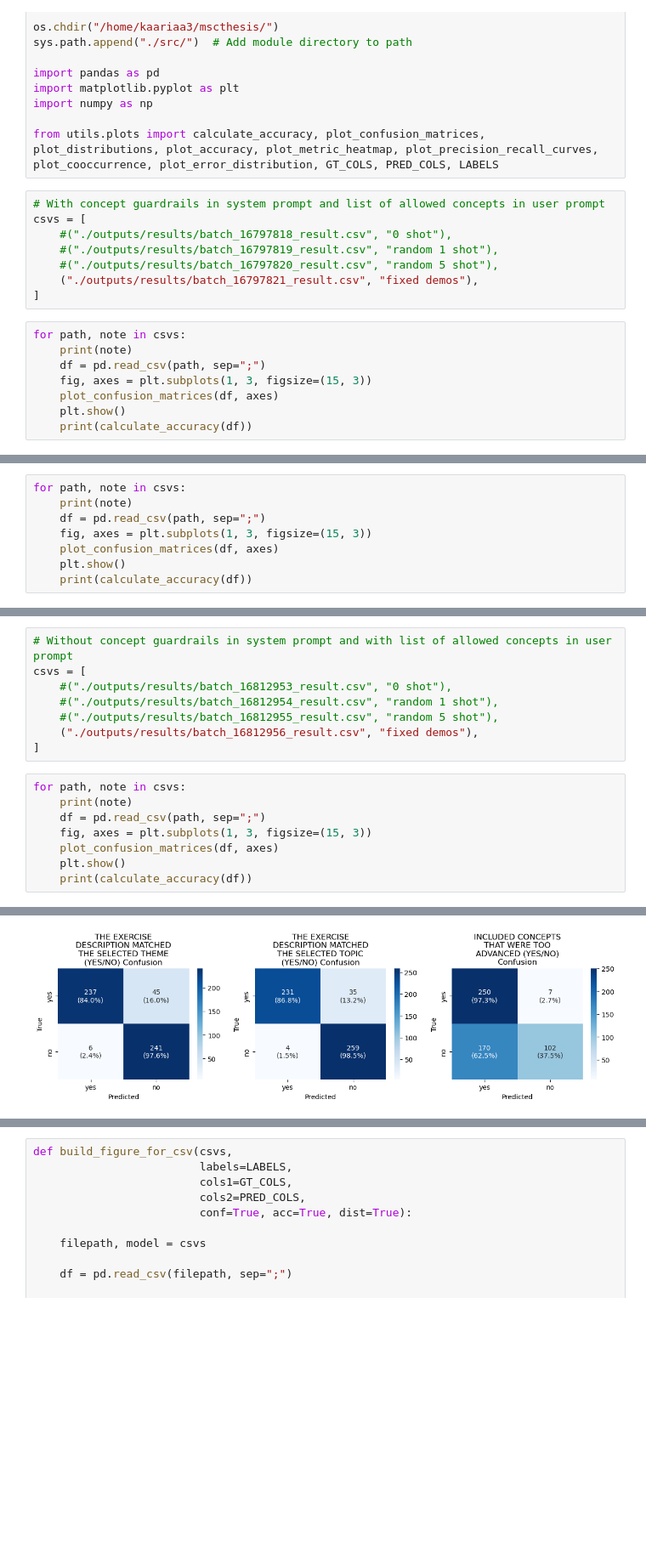
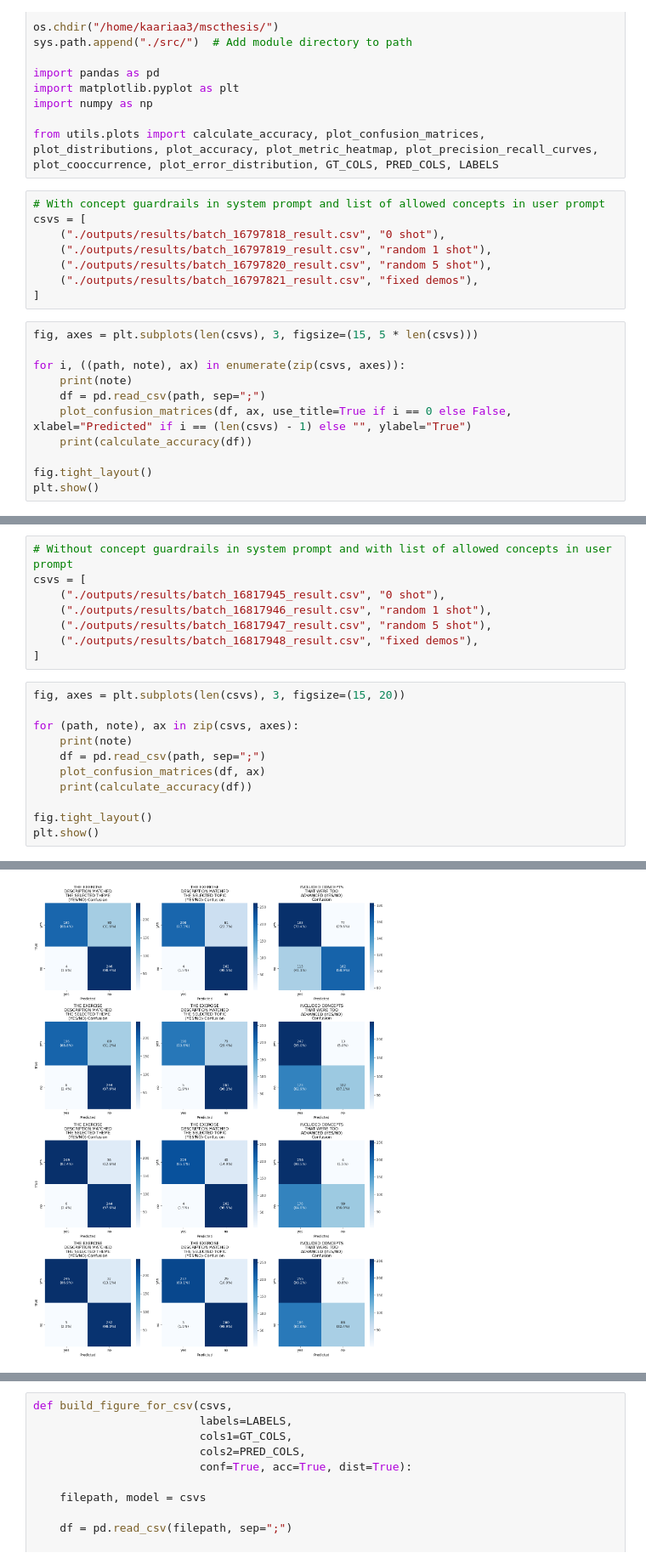
Before and after one commit to AleksiKaa/mscthesis, a Jupyter notebook: src/notebooks/results/compare_results.ipynb, the cells around one changed output, grey strips where cells are left out. Shown at 85% size. Saved outputs shown, nothing was run; the diff lists cells and outputs as text; blank space fills up the shorter version.

```diff
--- a/src/notebooks/results/compare_results.ipynb
+++ b/src/notebooks/results/compare_results.ipynb
@@ -16,17 +16,20 @@ from utils.plots import calculate_accuracy, plot_confusion_matrices, plot_distri
 # %%
 # With concept guardrails in system prompt and list of allowed concepts in user prompt
 csvs = [
-    #("./outputs/results/batch_16797818_result.csv", "0 shot"),
-    #("./outputs/results/batch_16797819_result.csv", "random 1 shot"),
-    #("./outputs/results/batch_16797820_result.csv", "random 5 shot"),
+    ("./outputs/results/batch_16797818_result.csv", "0 shot"),
+    ("./outputs/results/batch_16797819_result.csv", "random 1 shot"),
+    ("./outputs/results/batch_16797820_result.csv", "random 5 shot"),
     ("./outputs/results/batch_16797821_result.csv", "fixed demos"),
 ]
 # %%
-for path, note in csvs:
+fig, axes = plt.subplots(len(csvs), 3, figsize=(15, 5 * len(csvs)))
+
+for i, ((path, note), ax) in enumerate(zip(csvs, axes)):
     print(note)
     df = pd.read_csv(path, sep=";")
-    fig, axes = plt.subplots(1, 3, figsize=(15, 3))
-    plot_confusion_matrices(df, axes)
-    plt.show()
+    plot_confusion_matrices(df, ax, use_title=True if i == 0 else False, xlabel="Predicted" if i == (len(csvs) - 1) else "", ylabel="True")
     print(calculate_accuracy(df))
+
+fig.tight_layout()
+plt.show()
 # %% [output]
@@ -44,8 +44,0 @@ csvs = [
-# %%
-for path, note in csvs:
-    print(note)
-    df = pd.read_csv(path, sep=";")
-    fig, axes = plt.subplots(1, 3, figsize=(15, 3))
-    plot_confusion_matrices(df, axes)
-    plt.show()
-    print(calculate_accuracy(df))
@@ -56,17 +45,20 @@ fixed demos
 # %%
 # Without concept guardrails in system prompt and with list of allowed concepts in user prompt
 csvs = [
-    #("./outputs/results/batch_16812953_result.csv", "0 shot"),
-    #("./outputs/results/batch_16812954_result.csv", "random 1 shot"),
-    #("./outputs/results/batch_16812955_result.csv", "random 5 shot"),
-    ("./outputs/results/batch_16812956_result.csv", "fixed demos"),
+    ("./outputs/results/batch_16817945_result.csv", "0 shot"),
+    ("./outputs/results/batch_16817946_result.csv", "random 1 shot"),
+    ("./outputs/results/batch_16817947_result.csv", "random 5 shot"),
+    ("./outputs/results/batch_16817948_result.csv", "fixed demos"),
 ]
 # %%
-for path, note in csvs:
+fig, axes = plt.subplots(len(csvs), 3, figsize=(15, 20))
+
+for (path, note), ax in zip(csvs, axes):
     print(note)
     df = pd.read_csv(path, sep=";")
-    fig, axes = plt.subplots(1, 3, figsize=(15, 3))
-    plot_confusion_matrices(df, axes)
-    plt.show()
+    plot_confusion_matrices(df, ax)
     print(calculate_accuracy(df))
+
+fig.tight_layout()
+plt.show()
 # %% [output]
@@ -74 +73 @@ fixed demos
-[figure, old version]
+[figure, new version]
```
Also changed, not shown: parts of 5 cells of this notebook, 3 other files.
